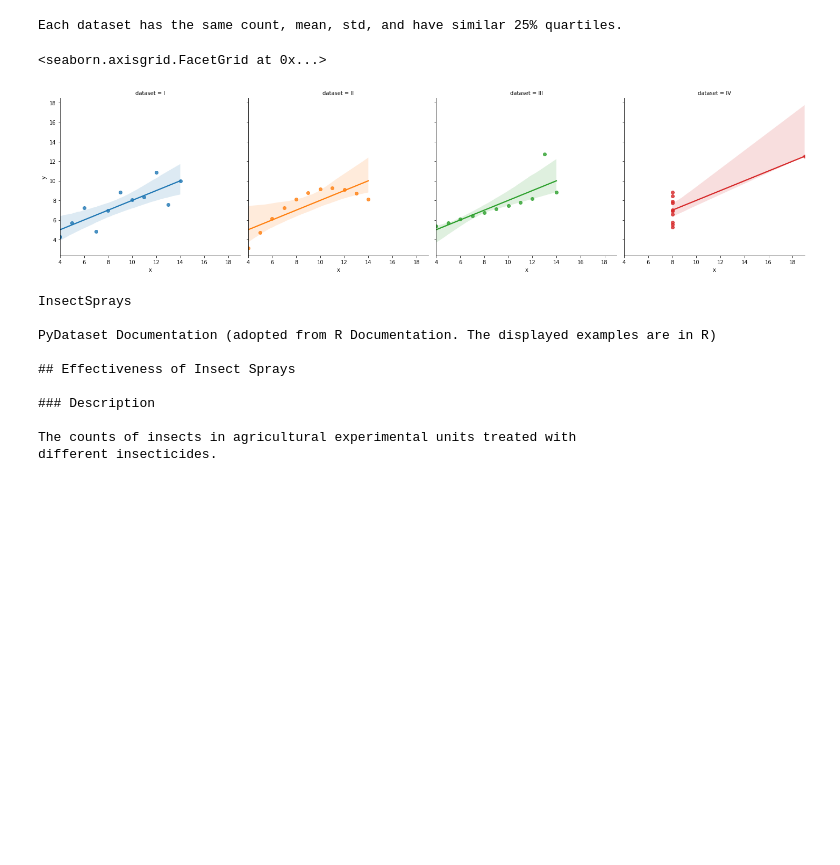
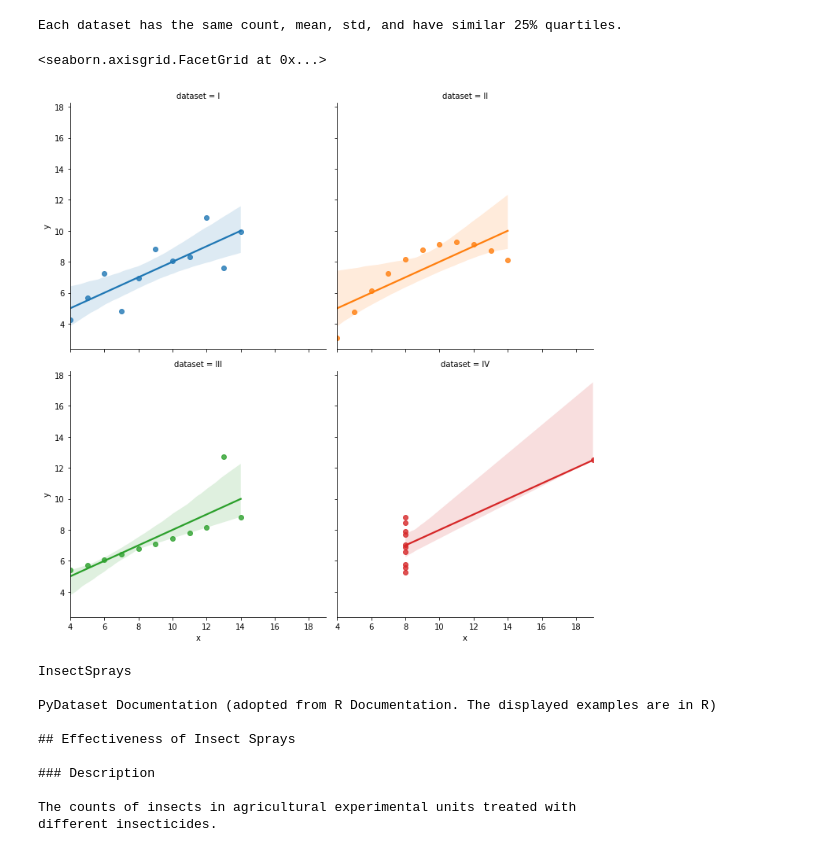
Before and after one commit to KwameTaylor/numpy-pandas-visualization-exercises, a Jupyter notebook: seaborn_exercises.ipynb, the cells around one changed output. Saved outputs shown, nothing was run; the diff lists cells and outputs as text; code cells hidden in the pictures; blank space fills up the shorter version.

```diff
--- a/seaborn_exercises.ipynb
+++ b/seaborn_exercises.ipynb
@@ -88,10 +88,10 @@ Each dataset has the same count, mean, std, and have similar 25% quartiles.
 # %%
 # Plot the x and y values from the anscombe data. Each dataset should be in a separate column.
 
-sns.lmplot(x="x", y="y", col="dataset", hue='dataset', data=anscombe)
+sns.lmplot(x='x', y='y', col='dataset', hue='dataset', col_wrap=2, data=anscombe)
 # %% [output]
 <seaborn.axisgrid.FacetGrid at 0x...>
-[figure, old version]
+[figure, new version]
 # %%
 # Exercise 2 - InsectSprays
 
```
Also changed, not shown: parts of 7 cells of this notebook.
